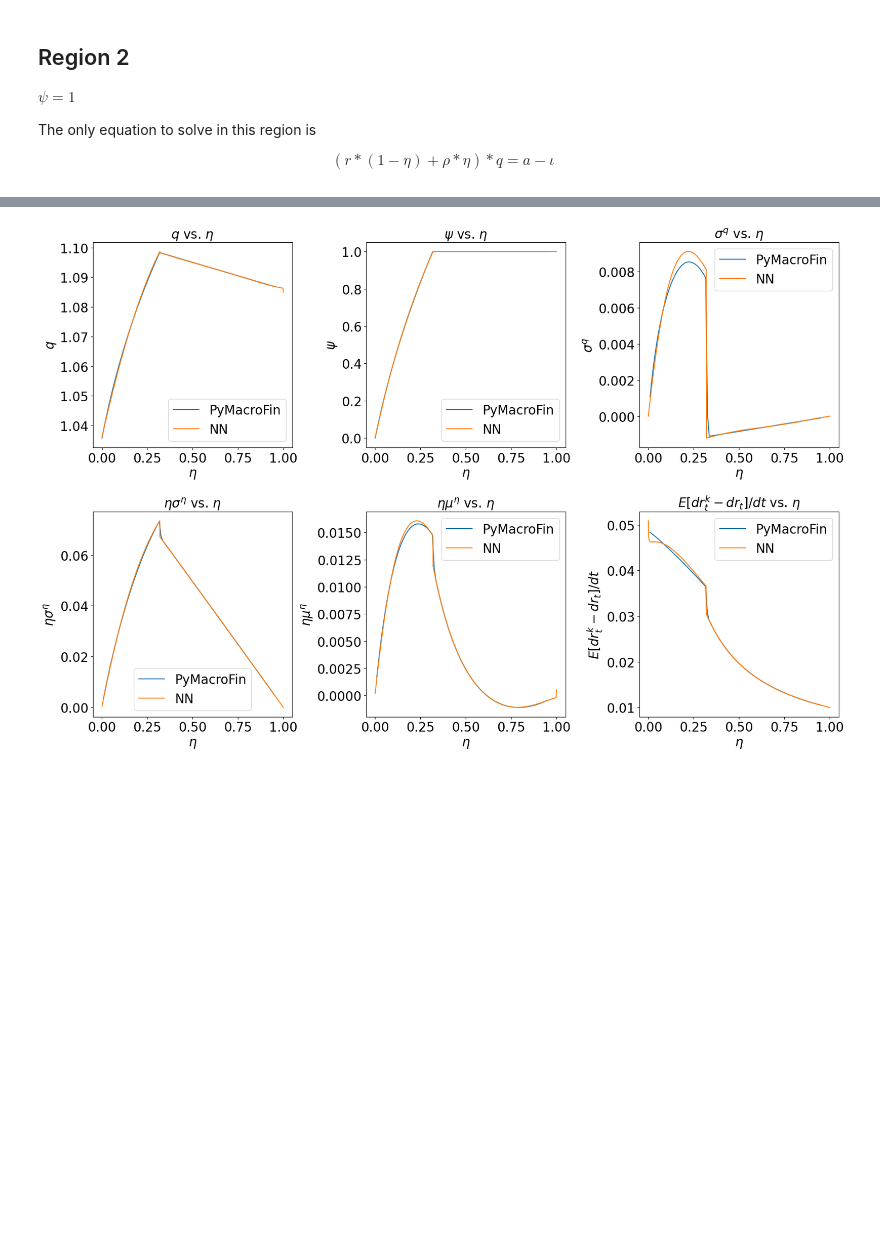
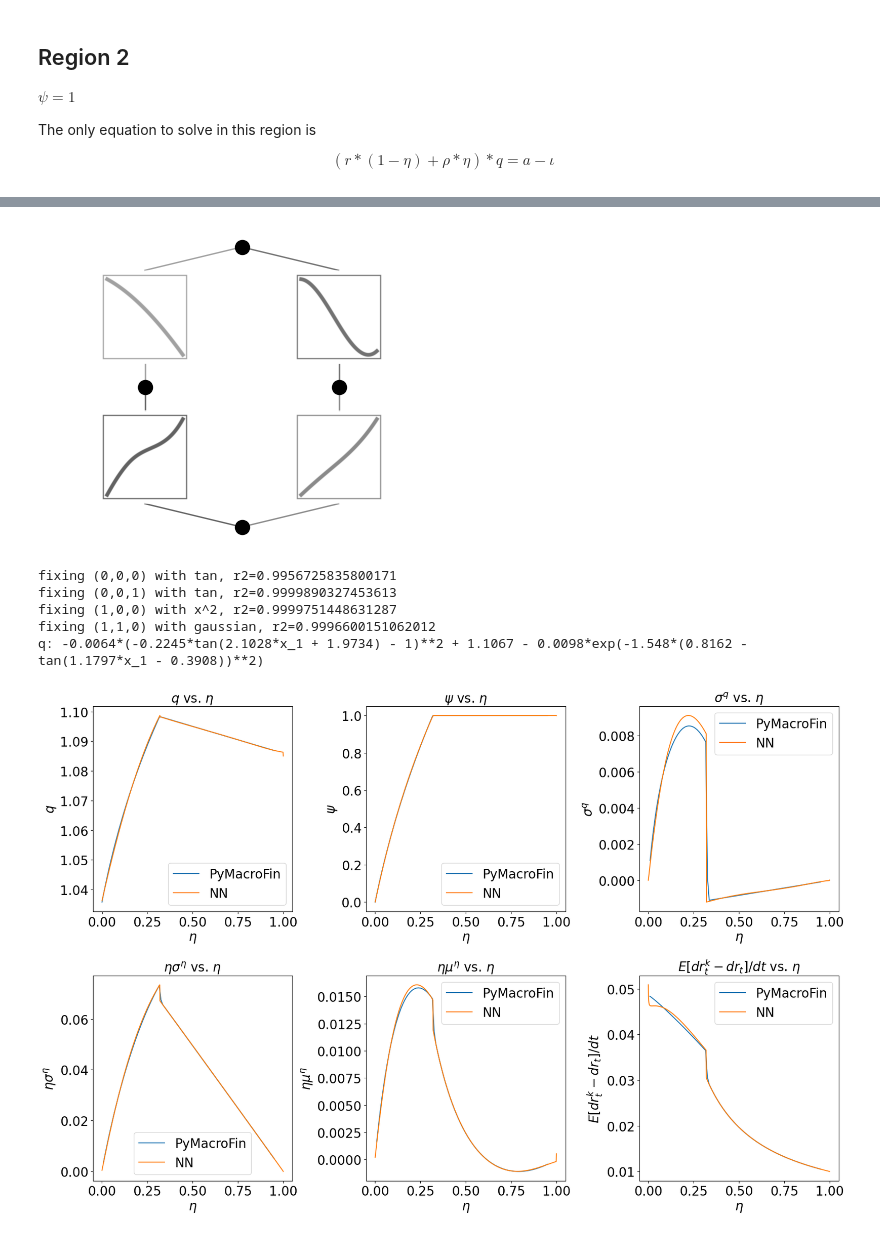
Before and after one commit to yuntaowu2000/active_learning_paper, a Jupyter notebook: 1d_problem_split_kan.ipynb, the cells around one changed output, grey strips where cells are left out. Saved outputs shown, nothing was run; the diff lists cells and outputs as text; code cells hidden in the pictures; blank space fills up the shorter version.

```diff
--- a/1d_problem_split_kan.ipynb
+++ b/1d_problem_split_kan.ipynb
@@ -293,4 +301,21 @@ total_loss: 0.0000
 [figure]
+# %%
+x = pde_model.sample(0)
+set_seeds(0)
+pde_model.endog_vars["q"].model(x)
+pde_model.endog_vars["q"].model.plot()
+# %% [output]
+[figure, added]
+# %%
+pde_model.endog_vars["q"].model.auto_symbolic()
+formula = pde_model.endog_vars["q"].model.symbolic_formula(floating_digit=4)[0][0]
+print("q:", formula)
+# %% [output]
+fixing (0,0,0) with tan, r2=0.9956725835800171
+fixing (0,0,1) with tan, r2=0.9999890327453613
+fixing (1,0,0) with x^2, r2=0.9999751448631287
+fixing (1,1,0) with gaussian, r2=0.9996600151062012
+q: -0.0064*(-0.2245*tan(2.1028*x_1 + 1.9734) - 1)**2 + 1.1067 - 0.0098*exp(-1.548*(0.8162 - tan(1.1797*x_1 - 0.3908))**2)
 # %%
 index_unconstrain = (psi_region1 < 1)
 index_constrain = (psi_region1 >= 1)
```
Also changed, not shown: parts of 4 cells of this notebook, 22 other files.
